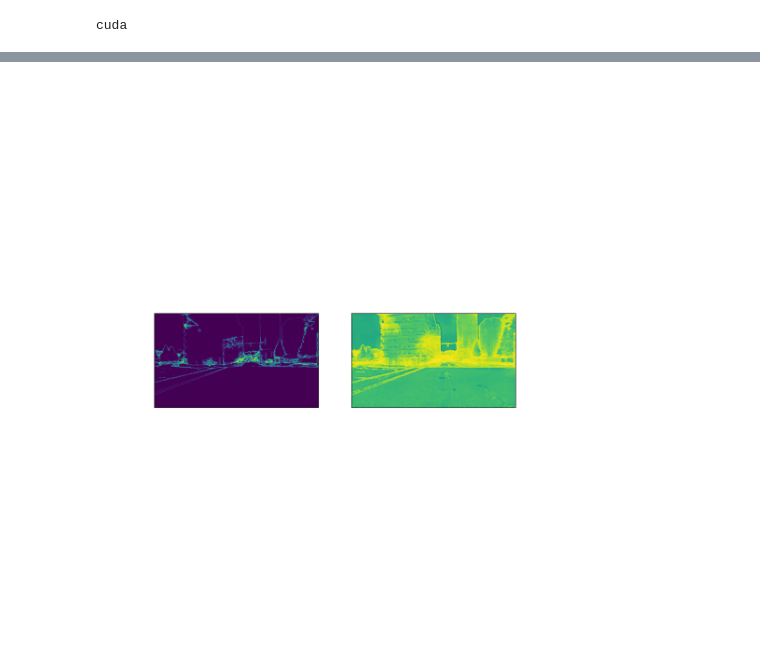
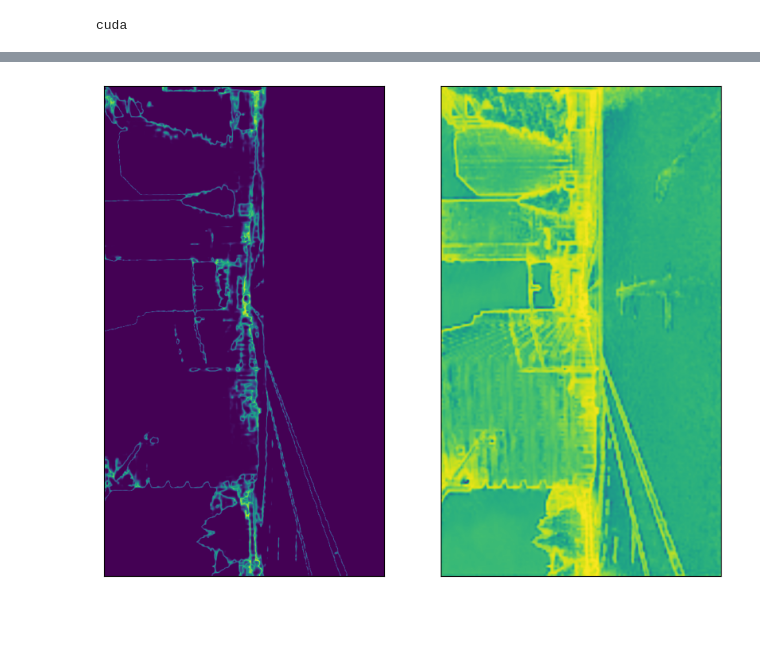
Before and after one commit to TechRufy/ML4CV_Project, a Jupyter notebook: main.ipynb, the cells around one changed output, grey strips where cells are left out. Saved outputs shown, nothing was run; the diff lists cells and outputs as text; code cells hidden in the pictures; blank space fills up the shorter version.

Commit message:
Kaggle Notebook | main83236f43ce734067646f | Version 36

```diff
--- a/main.ipynb
+++ b/main.ipynb
@@ -525,10 +532,10 @@ test_dl = DataLoader(test_dataset, batch_size=8, shuffle=False, num_workers=2)
 
 device = torch.device("cuda" if torch.cuda.is_available() else "cpu")
 # Esempio di utilizzo:
-encoder_name = "efficientnet-b0"
+encoder_name = "efficientnet-b1"
 encoder_weights = "imagenet"
 t_value = 3.0
-epochs = 30
+epochs = 20
 
 # Inizializza il feature extractor
 feature_extractor = DMLNetFeatureExtractor(
@@ -573,6 +580,6 @@ def train(num_epochs,model,train_loader,lambda_weight) -> None:
 
             print(f"Epoch {epoch + 1} Loss {l}", end = ' ')
 # %%
-loaded_model = torch.load("/kaggle/input/dml/pytorch/default/11/model_weights10E_efficientnet-b0.pth",weights_only=False)
-feature_extractor = loaded_model
-print("model loaded")
+#loaded_model = torch.load("/kaggle/input/dml/pytorch/default/11/model_weights10E_efficientnet-b0.pth",weights_only=False)
+#feature_extractor = loaded_model
+#print("model loaded")
@@ -677,22 +682,22 @@ def Probability_EDS(pixel_feature):
 # %%
 with torch.no_grad():
     for batch in test_dl:
 
         imgs = batch['image'].to(device)
         labels = batch['labels'].to(device)
 
         logits = feature_extractor(imgs)
         probability_vector = get_probability(logits,Prototype,device)
 
         fig, axs = plt.subplots(1, 2, figsize=(10, 12))
         idx = 2
 
-        visualize_scene(np.rot90(MMSP(probability_vector)[5].cpu().detach().numpy()), axs[0])
-        visualize_scene(np.rot90(Probability_EDS(logits)[5].cpu().detach().numpy()), axs[1])
+        visualize_scene(MMSP(probability_vector)[5].cpu().detach().numpy(), axs[0])
+        visualize_scene(Probability_EDS(logits)[5].cpu().detach().numpy(), axs[1])
 
         break
 # %% [output]
-[figure, old version]
+[figure, new version]
 # %%
 def Anomaly_probability(MMSP_map, P_EDS_map, gamma, beta):
 
```
Also changed, not shown: parts of 13 cells of this notebook.
